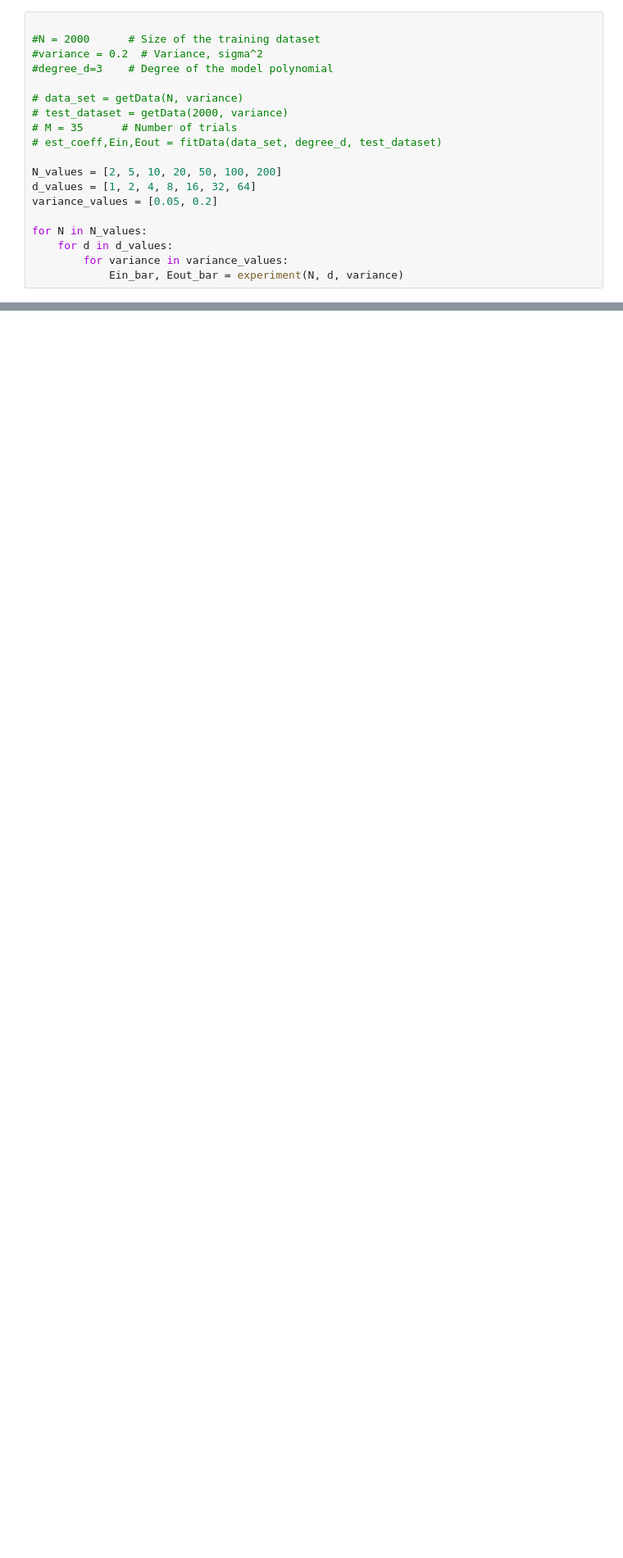
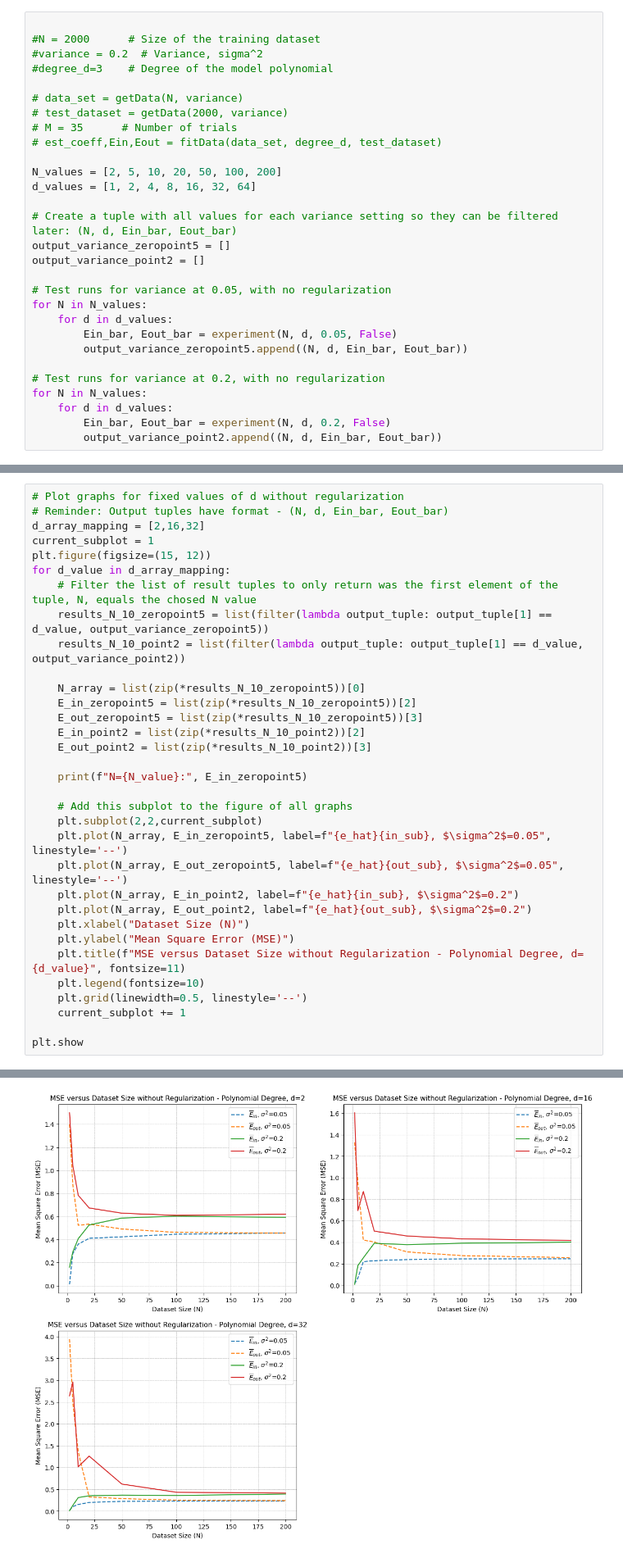
Before and after one commit to nathanbowness/CSI5340Assignments, a Jupyter notebook: Assignment1/Assignment1_Code.ipynb, the cells around one changed output, grey strips where cells are left out. Shown at 82% size. Saved outputs shown, nothing was run; the diff lists cells and outputs as text; blank space fills up the shorter version.

Commit message:
Add regularization as an option for the fitData method. Update the graph shape, size. Add in data graphs for regularization of the results as well

```diff
--- a/Assignment1/Assignment1_Code.ipynb
+++ b/Assignment1/Assignment1_Code.ipynb
@@ -147,9 +116,19 @@ def experiment(N, d, variance):
 
 N_values = [2, 5, 10, 20, 50, 100, 200]
 d_values = [1, 2, 4, 8, 16, 32, 64]
-variance_values = [0.05, 0.2]
 
+# Create a tuple with all values for each variance setting so they can be filtered later: (N, d, Ein_bar, Eout_bar)
+output_variance_zeropoint5 = []
+output_variance_point2 = []
+
+# Test runs for variance at 0.05, with no regularization
 for N in N_values:
     for d in d_values:
-        for variance in variance_values:
-            Ein_bar, Eout_bar = experiment(N, d, variance)
+        Ein_bar, Eout_bar = experiment(N, d, 0.05, False)
+        output_variance_zeropoint5.append((N, d, Ein_bar, Eout_bar))
+
+# Test runs for variance at 0.2, with no regularization
+for N in N_values:
+    for d in d_values:
+        Ein_bar, Eout_bar = experiment(N, d, 0.2, False)
+        output_variance_point2.append((N, d, Ein_bar, Eout_bar))
@@ -155,0 +179,34 @@ for N in N_values:
+# %%
+# Plot graphs for fixed values of d without regularization
+# Reminder: Output tuples have format - (N, d, Ein_bar, Eout_bar)
+d_array_mapping = [2,16,32]
+current_subplot = 1
+plt.figure(figsize=(15, 12))
+for d_value in d_array_mapping:
+    # Filter the list of result tuples to only return was the first element of the tuple, N, equals the chosed N value
+    results_N_10_zeropoint5 = list(filter(lambda output_tuple: output_tuple[1] == d_value, output_variance_zeropoint5))
+    results_N_10_point2 = list(filter(lambda output_tuple: output_tuple[1] == d_value, output_variance_point2))
+
+    N_array = list(zip(*results_N_10_zeropoint5))[0]
+    E_in_zeropoint5 = list(zip(*results_N_10_zeropoint5))[2]
+    E_out_zeropoint5 = list(zip(*results_N_10_zeropoint5))[3]
+    E_in_point2 = list(zip(*results_N_10_point2))[2]
+    E_out_point2 = list(zip(*results_N_10_point2))[3]
+
+    print(f"N={N_value}:", E_in_zeropoint5)
+
+    # Add this subplot to the figure of all graphs
+    plt.subplot(2,2,current_subplot)
+    plt.plot(N_array, E_in_zeropoint5, label=f"{e_hat}{in_sub}, $\sigma^2$=0.05", linestyle='--')
+    plt.plot(N_array, E_out_zeropoint5, label=f"{e_hat}{out_sub}, $\sigma^2$=0.05", linestyle='--')
+    plt.plot(N_array, E_in_point2, label=f"{e_hat}{in_sub}, $\sigma^2$=0.2")
+    plt.plot(N_array, E_out_point2, label=f"{e_hat}{out_sub}, $\sigma^2$=0.2")
+    plt.xlabel("Dataset Size (N)")
+    plt.ylabel("Mean Square Error (MSE)")
+    plt.title(f"MSE versus Dataset Size without Regularization - Polynomial Degree, d={d_value}", fontsize=11)
+    plt.legend(fontsize=10)
+    plt.grid(linewidth=0.5, linestyle='--')
+    current_subplot += 1
+
+plt.show
+# %% [output]
@@ -155,0 +217 @@ for N in N_values:
+[figure, added]
```
Also changed, not shown: parts of 6 cells of this notebook.
